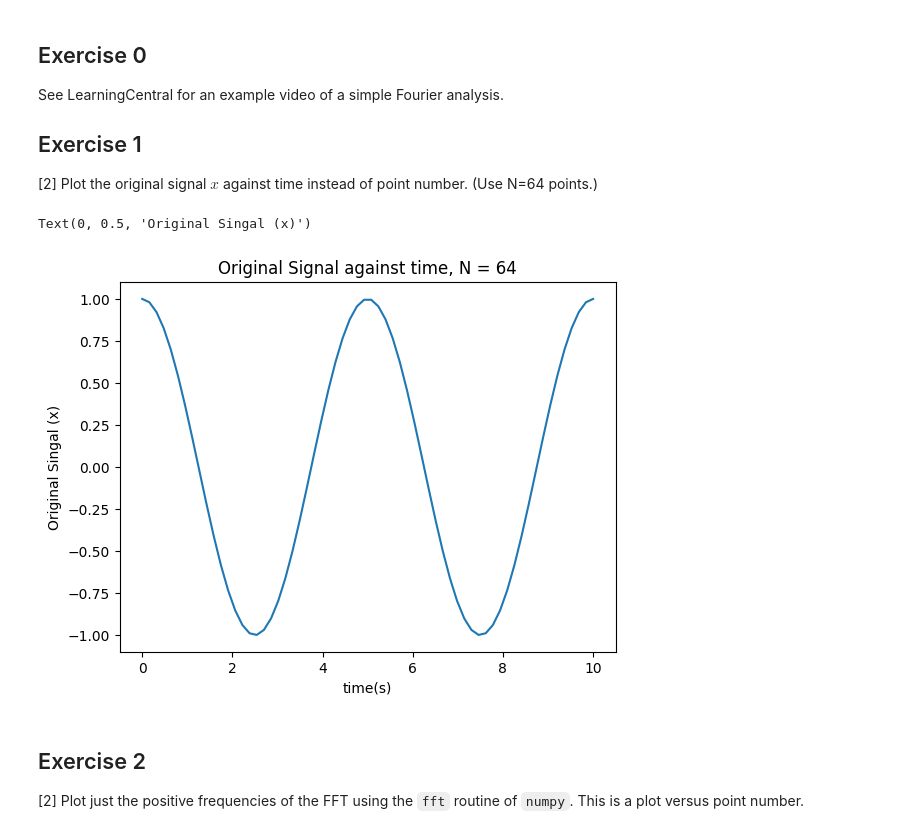
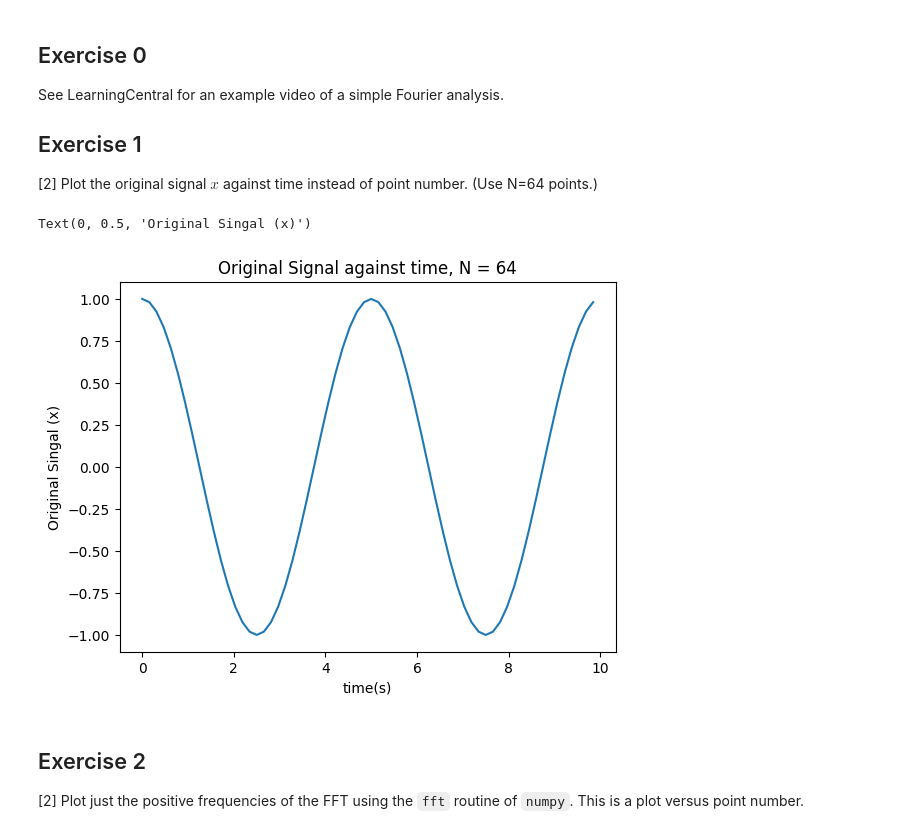
Before and after one commit to PX2145-2025/week-10-b-HemmingMatthew, a Jupyter notebook: FFT.ipynb, the cells around one changed output. Saved outputs shown, nothing was run; the diff lists cells and outputs as text; code cells hidden in the pictures.

```diff
--- a/FFT.ipynb
+++ b/FFT.ipynb
@@ -303,19 +303,19 @@ See LearningCentral for an example video of a simple Fourier analysis.
 # %%
 #Setting constants
 N = 64
 tau = 10
-t = np.linspace(0,tau,N)
+t = np.linspace(0,tau,N,endpoint=0)
 f = 0.2
 x = np.cos(2*np.pi*f*t)
 
 #Plotting
 plt.plot(t,x)
 plt.title("Original Signal against time, N = 64")
 plt.xlabel("time(s)")
 plt.ylabel("Original Singal (x)")
 # %% [output]
 Text(0, 0.5, 'Original Singal (x)')
-[figure, old version]
+[figure, new version]
 # %% [markdown]
 
 ## Exercise 2
```
Also changed, not shown: parts of 3 cells of this notebook.
